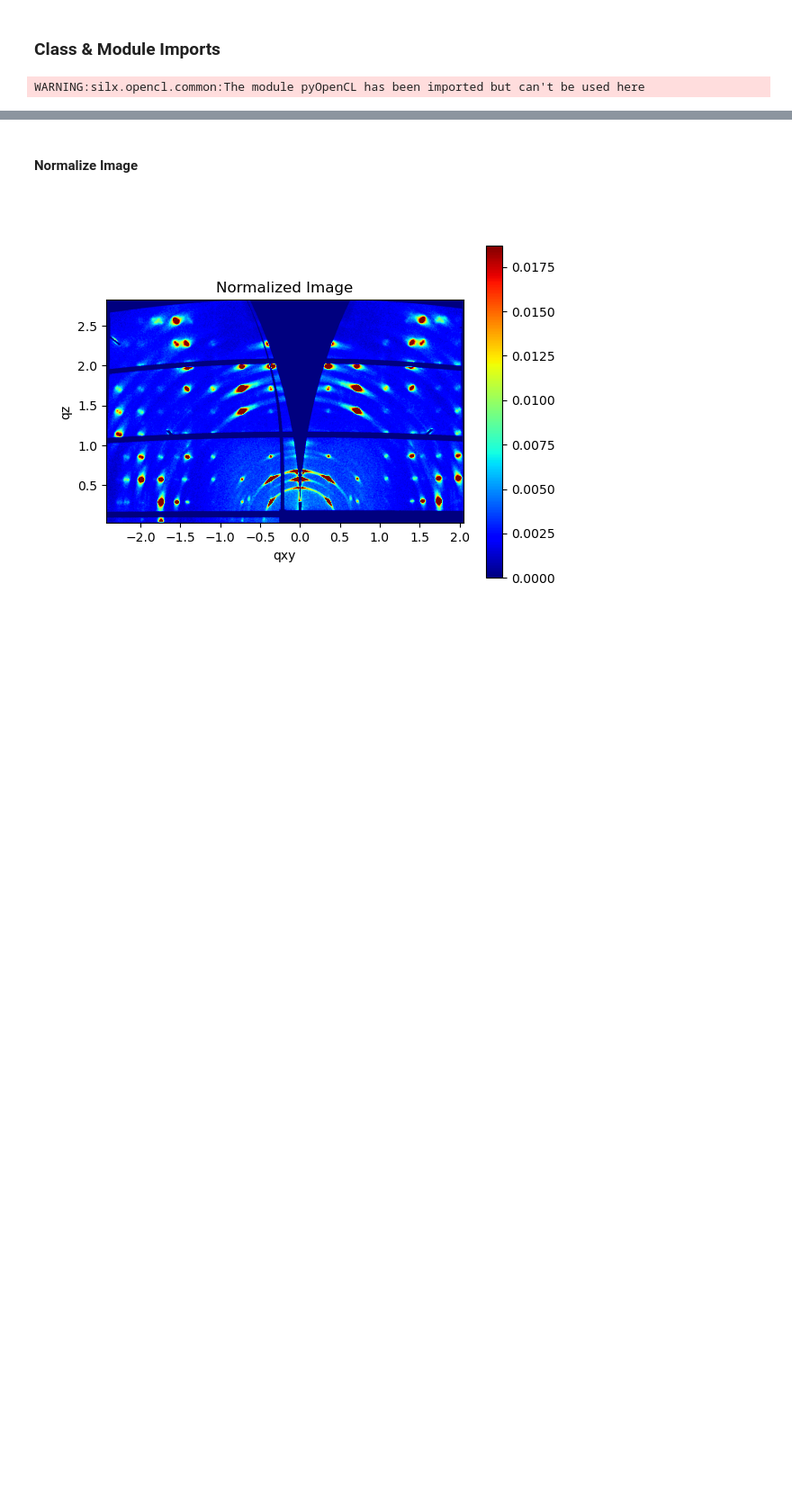
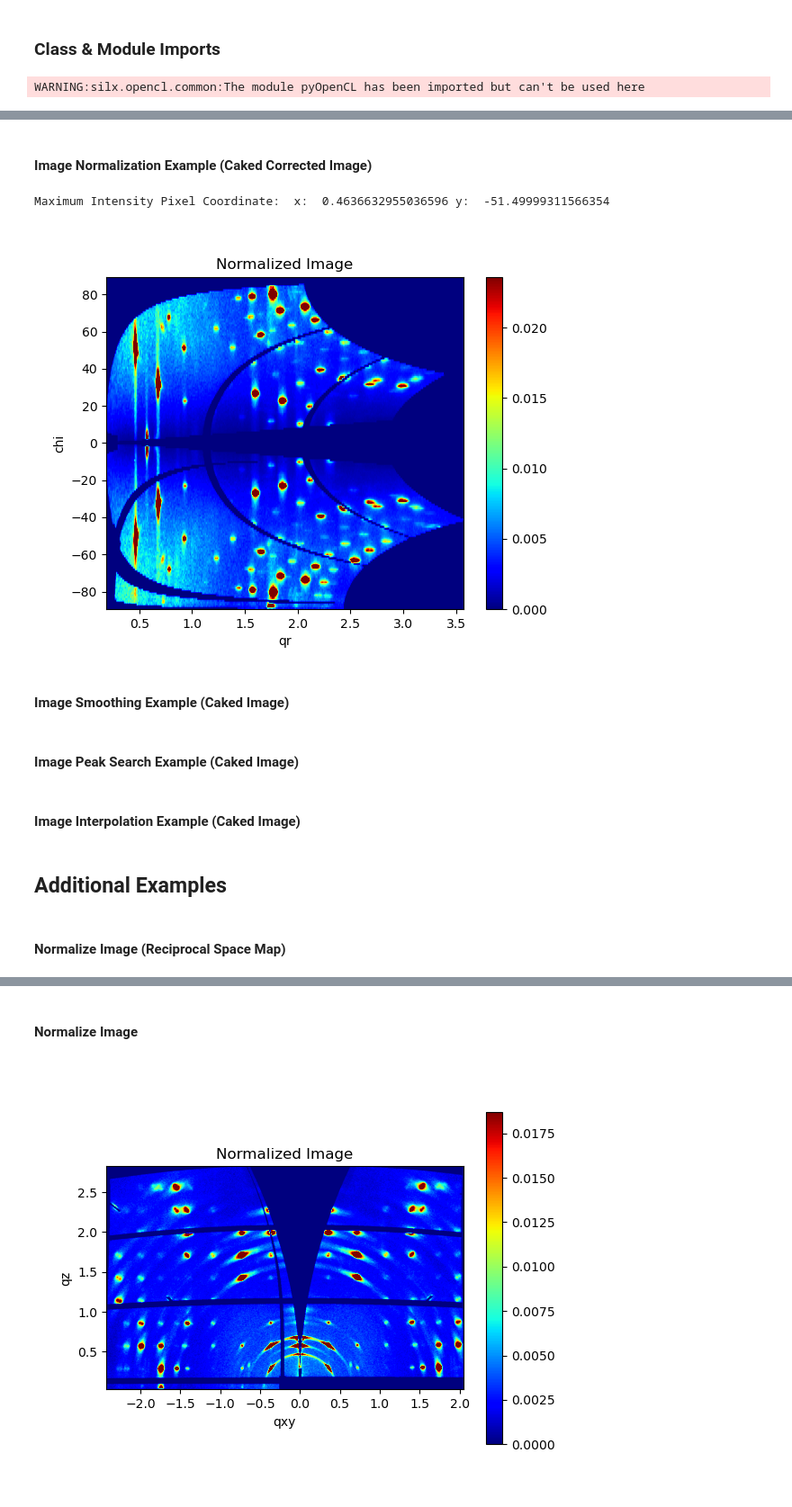
Before and after one commit to ToneyGroupCU/pyWAXS, a Jupyter notebook: pyWAXS_main/WAXSNotebook.ipynb, the cells around one changed output, grey strips where cells are left out. Shown at 90% size. Cells and saved outputs as stored; diff of their text form; code cells hidden in the pictures; blank space fills up the shorter version.

```diff
--- a/pyWAXS_main/WAXSNotebook.ipynb
+++ b/pyWAXS_main/WAXSNotebook.ipynb
@@ -64,0 +153,32 @@ waxs_analysis = WAXSAnalyze(poniPath=poniPath,
+# %% [markdown]
+#### Image Normalization Example (Caked Corrected Image)
+# %%
+%matplotlib widget
+
+# Generate the normalized reciprocal space map image
+cakedtiff_xr_norm, (max_x, max_y) = waxs_analysis.normalize_image(img = waxs_analysis.cakedtiff_sinchi_xr,
+                                                  normalizerecip=False)
+
+# Check if the returned image is None or not of a compatible type
+if cakedtiff_xr_norm is None or not isinstance(cakedtiff_xr_norm, (np.ndarray, xr.DataArray)):
+    raise ValueError("The normalized image is None or not of a compatible type.")
+
+print ('Maximum Intensity Pixel Coordinate: ', 'x: ', max_x, 'y: ', max_y)
+
+# Display the normalized image
+waxs_analysis.display_image(cakedtiff_xr_norm,
+                            title='Normalized Image',
+                            cmap='jet')
+# %% [output]
+Maximum Intensity Pixel Coordinate:  x:  0.4636632955036596 y:  -51.49999311566354
+[figure, added]
+# %% [markdown]
+#### Image Smoothing Example (Caked Image)
+# %% [markdown]
+#### Image Peak Search Example (Caked Image)
+# %% [markdown]
+#### Image Interpolation Example (Caked Image)
+# %% [markdown]
+## Additional Examples
+# %% [markdown]
+#### Normalize Image (Reciprocal Space Map)
```
Also changed, not shown: parts of 22 cells of this notebook, 3 other files.
